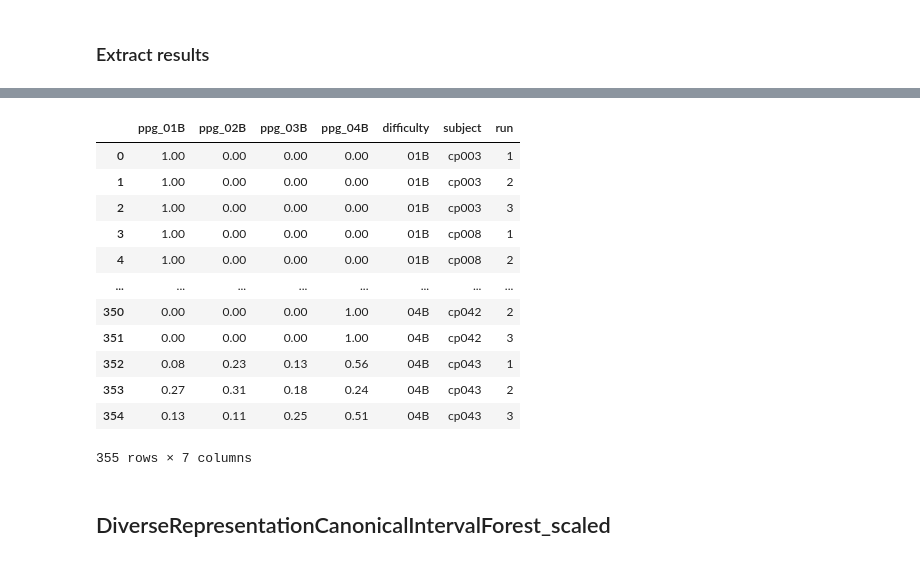
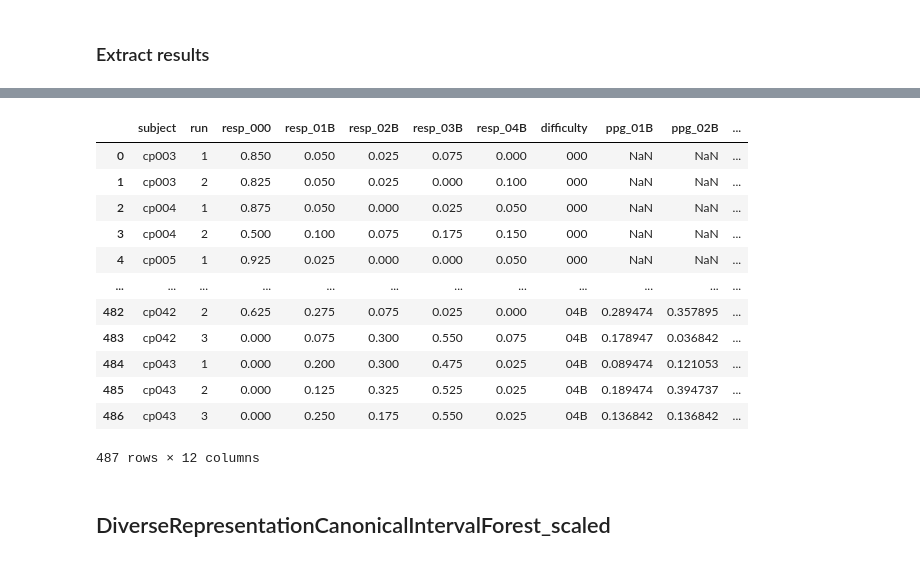
Before and after one commit to erjieyong/Data_Science_Projects, a Jupyter notebook: CogPilot_Challenge/starterCode/ppg_split_pilot.ipynb, the cells around one changed output, grey strips where cells are left out. Drawn from its saved outputs; the diff is of its cells as text; code cells hidden in the pictures.

```diff
--- a/CogPilot_Challenge/starterCode/ppg_split_pilot.ipynb
+++ b/CogPilot_Challenge/starterCode/ppg_split_pilot.ipynb
@@ -1291,20 +1299,21 @@ df_combined_all_ppg = pd.DataFrame(clf.predict_proba(df_combined_subject_20s_sca
 df_combined_all_ppg.columns = 'ppg_'+clf.classes_
 df_combined_all_ppg['difficulty'] = df_combined_subject_20s_scaled['difficulty']
 df_combined_all_ppg['subject'] = df_combined_subject_20s_scaled['subject']
-df_combined_all_ppg['run'] = df_combined_subject_20s_scaled['run']
+df_combined_all_ppg['run'] = df_combined_subject_20s_scaled['run'].astype(int)
-# %%
-df_combined_all_ppg
-# %% [output]
-|  | ppg_01B | ppg_02B | ppg_03B | ppg_04B | difficulty | subject | run |
-| 0 | 1.00 | 0.00 | 0.00 | 0.00 | 01B | cp003 | 1 |
-| 1 | 1.00 | 0.00 | 0.00 | 0.00 | 01B | cp003 | 2 |
-| 2 | 1.00 | 0.00 | 0.00 | 0.00 | 01B | cp003 | 3 |
-| 3 | 1.00 | 0.00 | 0.00 | 0.00 | 01B | cp008 | 1 |
-| 4 | 1.00 | 0.00 | 0.00 | 0.00 | 01B | cp008 | 2 |
-| ... | ... | ... | ... | ... | ... | ... | ... |
-| 350 | 0.00 | 0.00 | 0.00 | 1.00 | 04B | cp042 | 2 |
-| 351 | 0.00 | 0.00 | 0.00 | 1.00 | 04B | cp042 | 3 |
-| 352 | 0.08 | 0.23 | 0.13 | 0.56 | 04B | cp043 | 1 |
-| 353 | 0.27 | 0.31 | 0.18 | 0.24 | 04B | cp043 | 2 |
-| 354 | 0.13 | 0.11 | 0.25 | 0.51 | 04B | cp043 | 3 |
-355 rows × 7 columns
+# %%
+df_combined_all = df_combined_all.merge(df_combined_all_ppg, how='left' , on=["subject","run", "difficulty"])
+df_combined_all
+# %% [output]
+|  | subject | run | resp_000 | resp_01B | resp_02B | resp_03B | resp_04B | difficulty | ppg_01B | ppg_02B | ... |
+| 0 | cp003 | 1 | 0.850 | 0.050 | 0.025 | 0.075 | 0.000 | 000 | NaN | NaN | ... |
+| 1 | cp003 | 2 | 0.825 | 0.050 | 0.025 | 0.000 | 0.100 | 000 | NaN | NaN | ... |
+| 2 | cp004 | 1 | 0.875 | 0.050 | 0.000 | 0.025 | 0.050 | 000 | NaN | NaN | ... |
+| 3 | cp004 | 2 | 0.500 | 0.100 | 0.075 | 0.175 | 0.150 | 000 | NaN | NaN | ... |
+| 4 | cp005 | 1 | 0.925 | 0.025 | 0.000 | 0.000 | 0.050 | 000 | NaN | NaN | ... |
+| ... | ... | ... | ... | ... | ... | ... | ... | ... | ... | ... | ... |
+| 482 | cp042 | 2 | 0.625 | 0.275 | 0.075 | 0.025 | 0.000 | 04B | 0.289474 | 0.357895 | ... |
+| 483 | cp042 | 3 | 0.000 | 0.075 | 0.300 | 0.550 | 0.075 | 04B | 0.178947 | 0.036842 | ... |
+| 484 | cp043 | 1 | 0.000 | 0.200 | 0.300 | 0.475 | 0.025 | 04B | 0.089474 | 0.121053 | ... |
+| 485 | cp043 | 2 | 0.000 | 0.125 | 0.325 | 0.525 | 0.025 | 04B | 0.189474 | 0.394737 | ... |
+| 486 | cp043 | 3 | 0.000 | 0.250 | 0.175 | 0.550 | 0.025 | 04B | 0.136842 | 0.136842 | ... |
+487 rows × 12 columns
```
Also changed, not shown: parts of 7 cells of this notebook, 4 other files.
